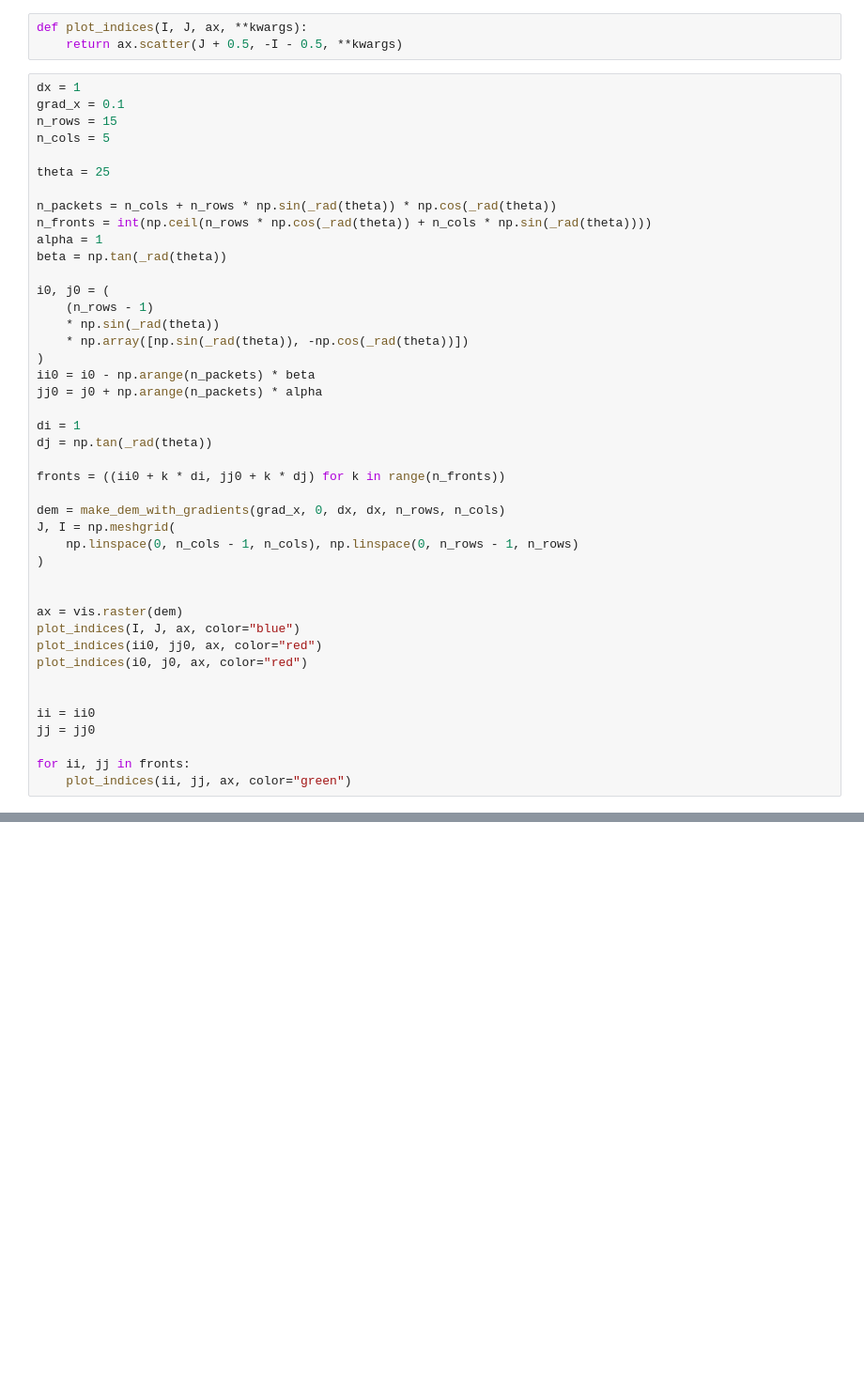
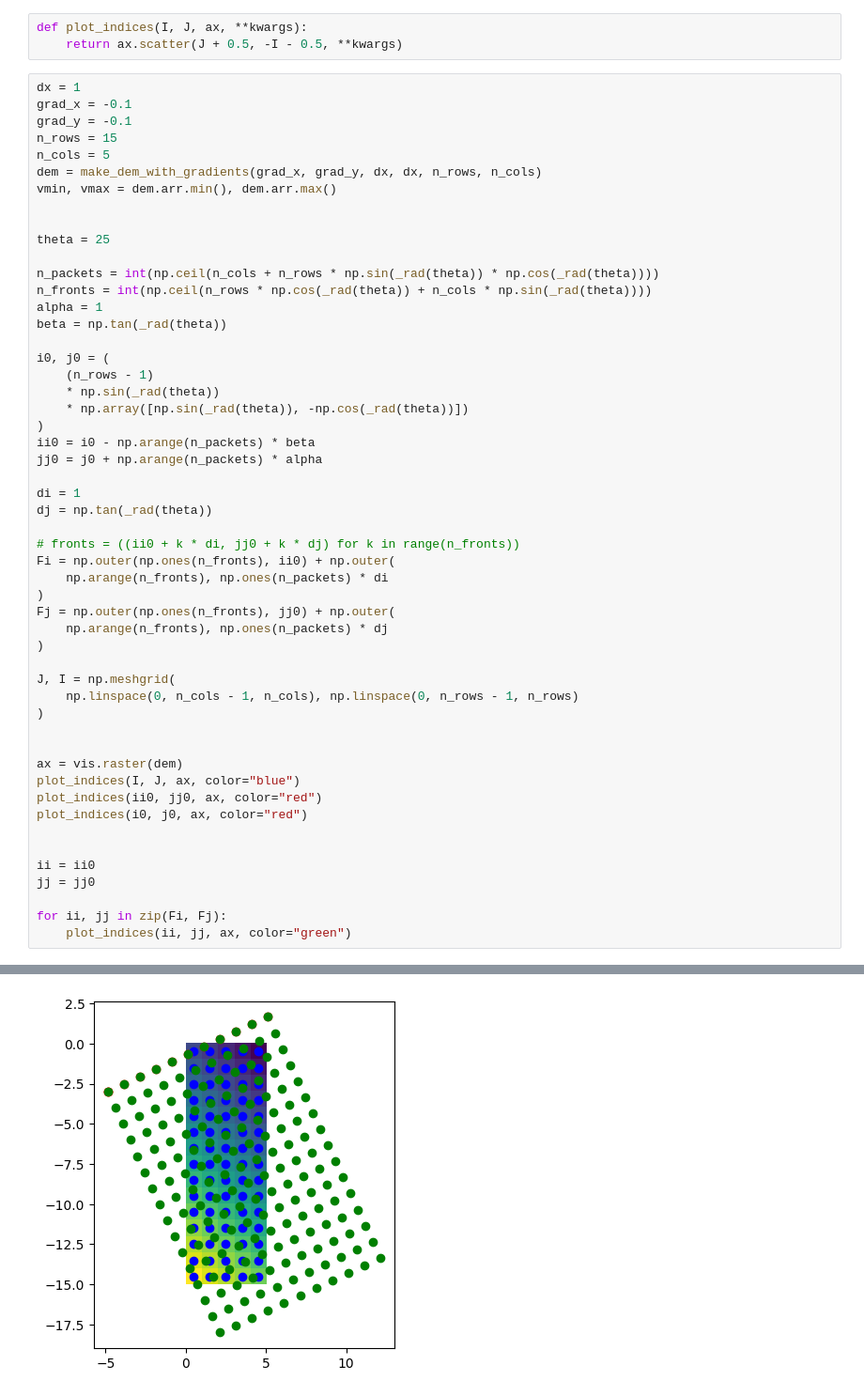
Before and after one commit to dankluskiewicz/insolation_model, a Jupyter notebook: development/wave_front.ipynb, the cells around one changed output, grey strips where cells are left out. Shown at 94% size. Saved outputs shown, nothing was run; the diff lists cells and outputs as text; blank space fills up the shorter version.

```diff
--- a/development/wave_front.ipynb
+++ b/development/wave_front.ipynb
@@ -20,13 +20,17 @@ def plot_indices(I, J, ax, **kwargs):
     return ax.scatter(J + 0.5, -I - 0.5, **kwargs)
 # %%
 dx = 1
-grad_x = 0.1
+grad_x = -0.1
+grad_y = -0.1
 n_rows = 15
 n_cols = 5
+dem = make_dem_with_gradients(grad_x, grad_y, dx, dx, n_rows, n_cols)
+vmin, vmax = dem.arr.min(), dem.arr.max()
+
 
 theta = 25
 
-n_packets = n_cols + n_rows * np.sin(_rad(theta)) * np.cos(_rad(theta))
+n_packets = int(np.ceil(n_cols + n_rows * np.sin(_rad(theta)) * np.cos(_rad(theta))))
 n_fronts = int(np.ceil(n_rows * np.cos(_rad(theta)) + n_cols * np.sin(_rad(theta))))
 alpha = 1
 beta = np.tan(_rad(theta))
@@ -42,9 +46,14 @@ jj0 = j0 + np.arange(n_packets) * alpha
 di = 1
 dj = np.tan(_rad(theta))
 
-fronts = ((ii0 + k * di, jj0 + k * dj) for k in range(n_fronts))
+# fronts = ((ii0 + k * di, jj0 + k * dj) for k in range(n_fronts))
+Fi = np.outer(np.ones(n_fronts), ii0) + np.outer(
+    np.arange(n_fronts), np.ones(n_packets) * di
+)
+Fj = np.outer(np.ones(n_fronts), jj0) + np.outer(
+    np.arange(n_fronts), np.ones(n_packets) * dj
+)
 
-dem = make_dem_with_gradients(grad_x, 0, dx, dx, n_rows, n_cols)
 J, I = np.meshgrid(
     np.linspace(0, n_cols - 1, n_cols), np.linspace(0, n_rows - 1, n_rows)
 )
@@ -59,6 +68,6 @@ plot_indices(i0, j0, ax, color="red")
 ii = ii0
 jj = jj0
 
-for ii, jj in fronts:
+for ii, jj in zip(Fi, Fj):
     plot_indices(ii, jj, ax, color="green")
 # %% [output]
@@ -65,0 +74 @@ ValueError: this package has only been tested for square pixels
+[figure, added]
```
Also changed, not shown: parts of 2 cells of this notebook.
